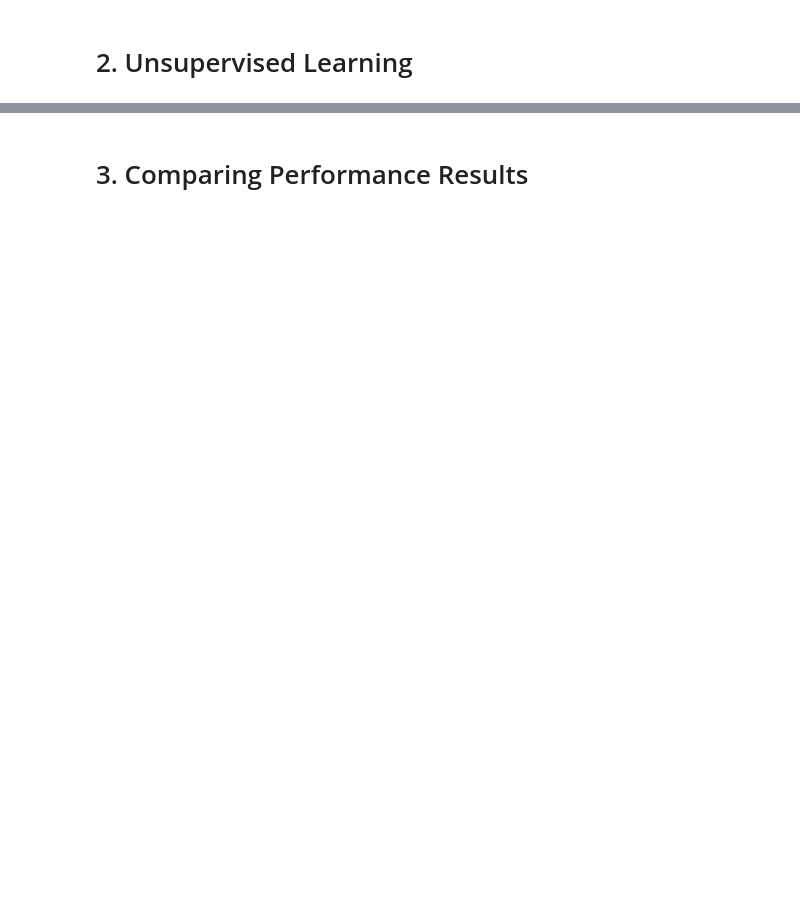
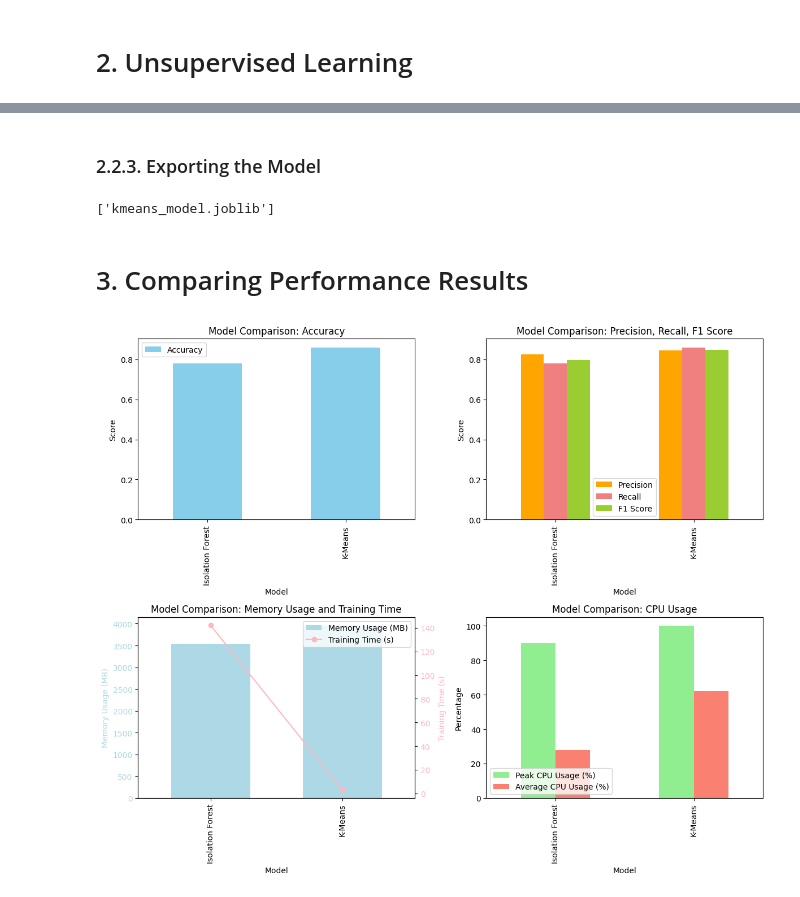
Before and after one commit to anacletu/ml-intrusion-detection-cicids2017, a Jupyter notebook: cicids2017-ml-models-comparison-unsupervised.ipynb, the cells around one changed output, grey strips where cells are left out. Drawn from its saved outputs; the diff is of its cells as text; code cells hidden in the pictures; blank space fills up the shorter version.

```diff
--- a/cicids2017-ml-models-comparison-unsupervised.ipynb
+++ b/cicids2017-ml-models-comparison-unsupervised.ipynb
@@ -33,2 +616,9 @@ This notebook presents the training process, hyperparameter tuning, and comparat
+# %% [markdown]
+### 2.2.3. Exporting the Model
+# %%
+# Save the model and scaler to files
+joblib.dump(kmeans_model, 'kmeans_model.joblib')
+# %% [output]
+['kmeans_model.joblib']
 # %% [markdown]
 # 3. Comparing Performance Results
@@ -34,0 +636,63 @@ This notebook presents the training process, hyperparameter tuning, and comparat
+# %%
+# Creating the results dataframe
+unsupervised_results = pd.DataFrame({
+    'Model': ['Isolation Forest', 'K-Means'],
+    'Accuracy': [accuracy_if, accuracy_kmeans],
+    'Precision': [precision_if, precision_kmeans],
+    'Recall': [recall_if, recall_kmeans],
+    'F1 Score': [f1_if, f1_kmeans],
+    'Memory Usage (MB)': [measurement_if['Memory Usage (MB)'], measurement_kmeans['Memory Usage (MB)']],
+    'Training Time (s)': [measurement_if['Training Time (s)'], measurement_kmeans['Training Time (s)']],
+    'Peak CPU Usage (%)': [measurement_if['Peak CPU Usage (%)'], measurement_kmeans['Peak CPU Usage (%)']],
+    'Average CPU Usage (%)': [measurement_if['Average CPU Usage (%)'], measurement_kmeans['Average CPU Usage (%)']],
+})
+# %%
+# Plotting the comparison for accuracy, metrics, and performance
+fig, axes = plt.subplots(2, 2, figsize=(12, 10))
+
+# Plotting Accuracy
+unsupervised_results.set_index('Model')['Accuracy'].plot(kind='bar', ax=axes[0, 0], color='skyblue', legend=True)
+axes[0, 0].set_title('Model Comparison: Accuracy')
+axes[0, 0].set_ylabel('Score')
+axes[0, 0].set_xlabel('Model')
+
+# Plotting Precision, Recall, F1 Score
+unsupervised_results.set_index('Model')[['Precision', 'Recall', 'F1 Score']].plot(kind='bar', ax=axes[0, 1], color=['orange', 'lightcoral', 'yellowgreen'], legend=True)
+axes[0, 1].set_title('Model Comparison: Precision, Recall, F1 Score')
+axes[0, 1].set_ylabel('Score')
+axes[0, 1].set_xlabel('Model')
+
+# Plotting Memory Usage and Training Time
+ax1 = axes[1, 0]
+
+unsupervised_results.set_index('Model')['Memory Usage (MB)'].plot(
+    kind='bar', ax=ax1, color='lightblue', label='Memory Usage (MB)', width=0.6
+)
+ax1.set_ylabel('Memory Usage (MB)', color='lightblue')
+ax1.tick_params(axis='y', labelcolor='lightblue')
+
+ax2 = ax1.twinx()
+unsupervised_results.set_index('Model')['Training Time (s)'].plot(
+    ax=ax2, color='lightpink', marker='o', label='Training Time (s)'
+)
+ax2.set_ylabel('Training Time (s)', color='lightpink')
+ax2.tick_params(axis='y', labelcolor='lightpink')
+
+ax1.set_title('Model Comparison: Memory Usage and Training Time')
+ax1.set_xlabel('Model')
+
+lines, labels = ax1.get_legend_handles_labels()
+lines2, labels2 = ax2.get_legend_handles_labels()
+ax1.legend(lines + lines2, labels + labels2, loc='upper right')
+
+# Plotting Peak and Average CPU Usage
+unsupervised_results.set_index('Model')[['Peak CPU Usage (%)', 'Average CPU Usage (%)']].plot(kind='bar', ax=axes[1, 1], color=['lightgreen', 'salmon'], legend=True)
+axes[1, 1].set_title('Model Comparison: CPU Usage')
+axes[1, 1].set_ylabel('Percentage')
+axes[1, 1].set_xlabel('Model')
+axes[1, 1].legend(loc='lower left')
+
+plt.tight_layout()
+plt.show()
+# %% [output]
+[figure, added]
```
Also changed, not shown: parts of 67 cells of this notebook.
